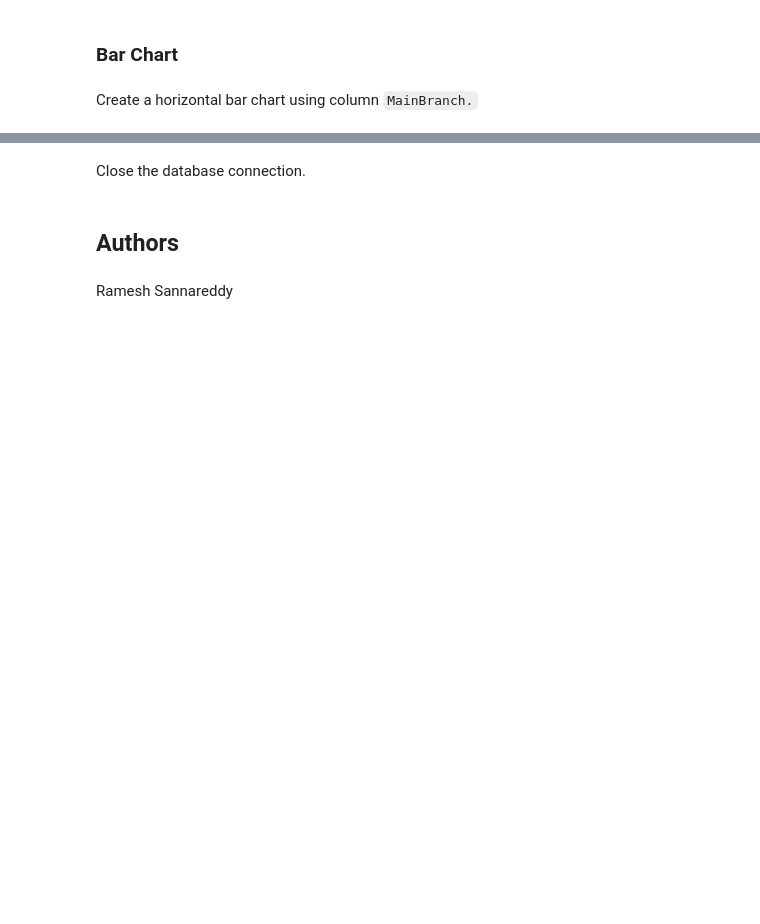
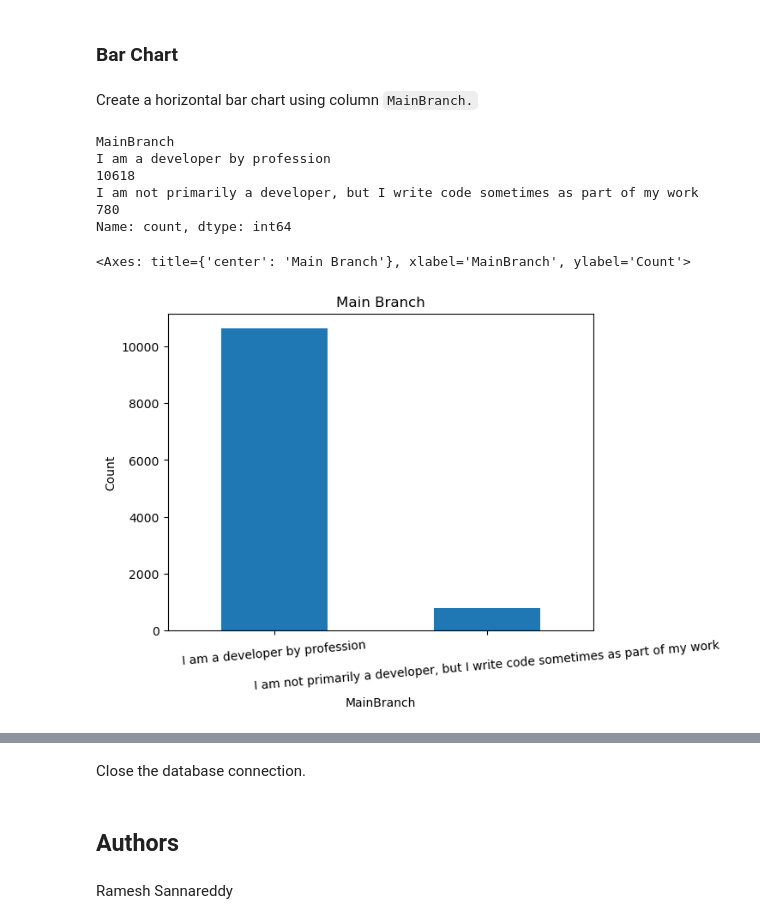
Before and after one commit to rininobaron/IBM_Data_Analyst_Professional_Certificate, a Jupyter notebook: COURSE_9_IBM_Data_Analyst_Capstone_Project/Week4/LAB0/M4DataVisualization-lab.ipynb, the cells around one changed output, grey strips where cells are left out. Cells and saved outputs as stored; diff of their text form; code cells hidden in the pictures; blank space fills up the shorter version.

```diff
--- a/COURSE_9_IBM_Data_Analyst_Capstone_Project/Week4/LAB0/M4DataVisualization-lab.ipynb
+++ b/COURSE_9_IBM_Data_Analyst_Capstone_Project/Week4/LAB0/M4DataVisualization-lab.ipynb
@@ -346,0 +386,21 @@ Create a horizontal bar chart using column `MainBranch.`
+# %%
+# your code goes here
+QUERY = """
+SELECT MainBranch
+FROM master
+"""
+df=pd.read_sql_query(QUERY,conn)["MainBranch"].value_counts()#.reset_index()
+display(df)
+
+df.plot(kind="bar",
+        rot=5,
+        title="Main Branch",
+        ylabel="Count"
+       )
+# %% [output]
+MainBranch
+I am a developer by profession                                                   10618
+I am not primarily a developer, but I write code sometimes as part of my work      780
+Name: count, dtype: int64
+<Axes: title={'center': 'Main Branch'}, xlabel='MainBranch', ylabel='Count'>
+[figure, added]
```
Also changed, not shown: parts of 7 cells of this notebook.
